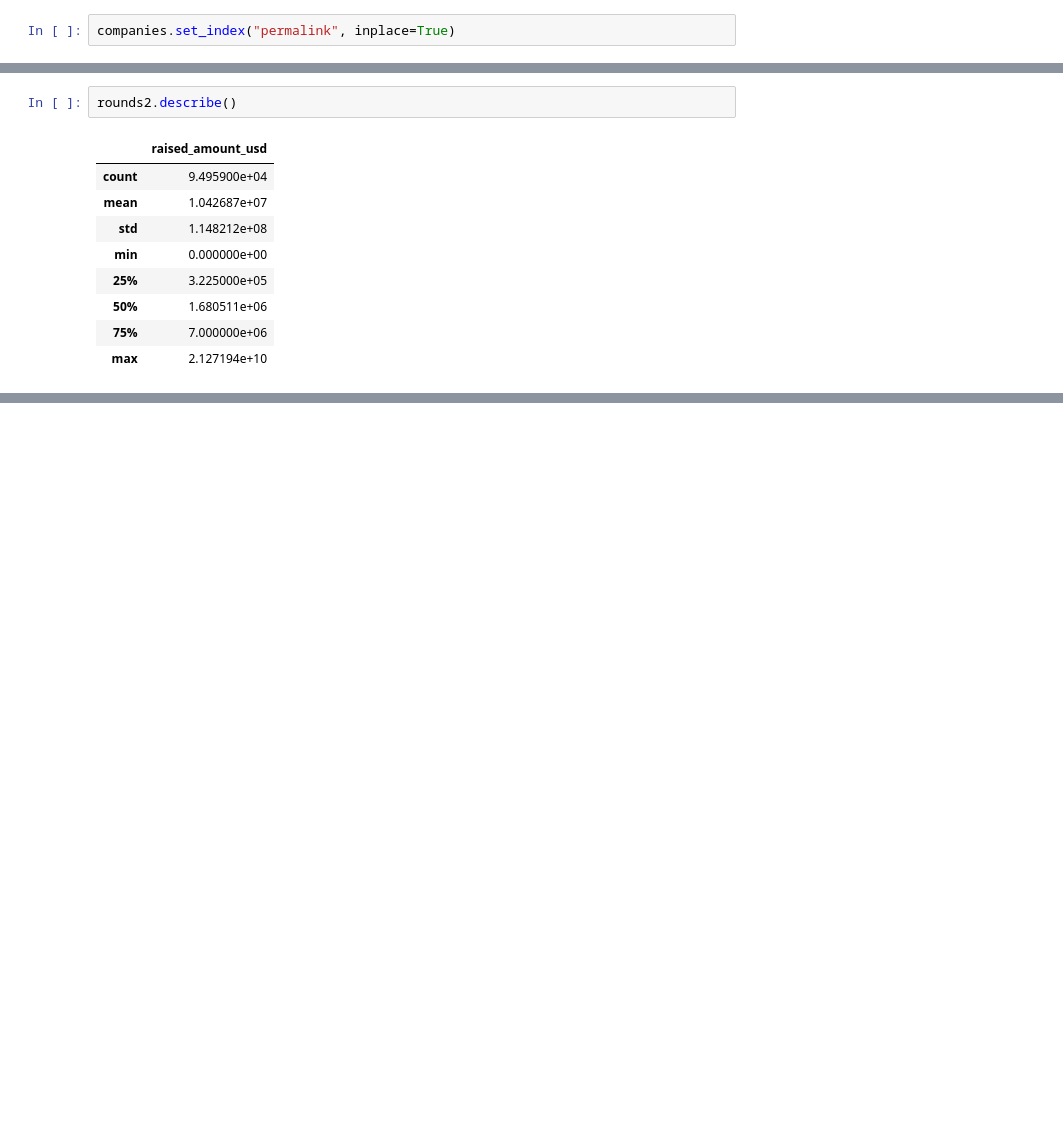
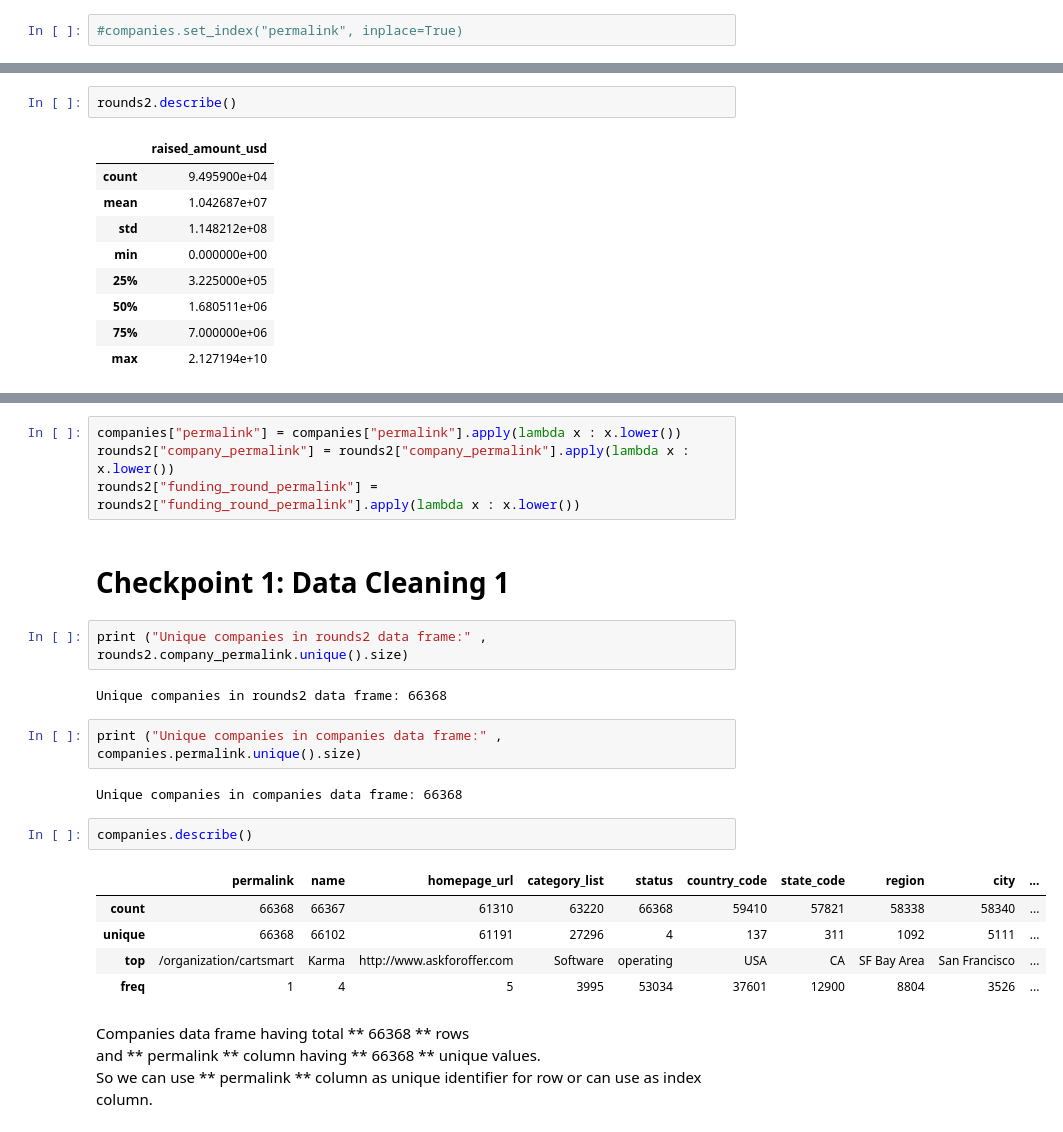
Before and after one commit to ppawar88/DSProject, a Jupyter notebook: Investment Case Group Project/Investment Analysis.ipynb, the cells around one changed output, grey strips where cells are left out. Cells and saved outputs as stored; diff of their text form; blank space fills up the shorter version.

```diff
--- a/Investment Case Group Project/Investment Analysis.ipynb
+++ b/Investment Case Group Project/Investment Analysis.ipynb
@@ -73,7 +78,7 @@ companies.describe()
 As per above result **permlink** column having all unique values. <br />
 So, we can use **permalink** as index column
 # %%
-companies.set_index("permalink", inplace=True)
+#companies.set_index("permalink", inplace=True)
 # %%
 companies.head()
 # %% [output]
@@ -145 +145,27 @@ rounds2[rounds2.columns[:-1]].describe()
 | freq | 10 | 1 | 55494 | 14747 | 779 |
+# %%
+companies["permalink"] = companies["permalink"].apply(lambda x : x.lower())
+rounds2["company_permalink"] = rounds2["company_permalink"].apply(lambda x : x.lower())
+rounds2["funding_round_permalink"] = rounds2["funding_round_permalink"].apply(lambda x : x.lower())
+# %% [markdown]
+# Checkpoint 1: Data Cleaning 1
+# %%
+print ("Unique companies in rounds2 data frame:" , rounds2.company_permalink.unique().size)
+# %% [output]
+Unique companies in rounds2 data frame: 66368
+# %%
+print ("Unique companies in companies data frame:" , companies.permalink.unique().size)
+# %% [output]
+Unique companies in companies data frame: 66368
+# %%
+companies.describe()
+# %% [output]
+|  | permalink | name | homepage_url | category_list | status | country_code | state_code | region | city | ... |
+| count | 66368 | 66367 | 61310 | 63220 | 66368 | 59410 | 57821 | 58338 | 58340 | ... |
+| unique | 66368 | 66102 | 61191 | 27296 | 4 | 137 | 311 | 1092 | 5111 | ... |
+| top | /organization/cartsmart | Karma | http://www.askforoffer.com | Software | operating | USA | CA | SF Bay Area | San Francisco | ... |
+| freq | 1 | 4 | 5 | 3995 | 53034 | 37601 | 12900 | 8804 | 3526 | ... |
+# %% [markdown]
+Companies data frame having total ** 66368 ** rows <br>
+and ** permalink ** column having ** 66368 ** unique values. <br>
+So we can use ** permalink ** column as unique identifier for row or can use as index column.
```
Also changed, not shown: parts of 78 cells of this notebook, 4 other files.
